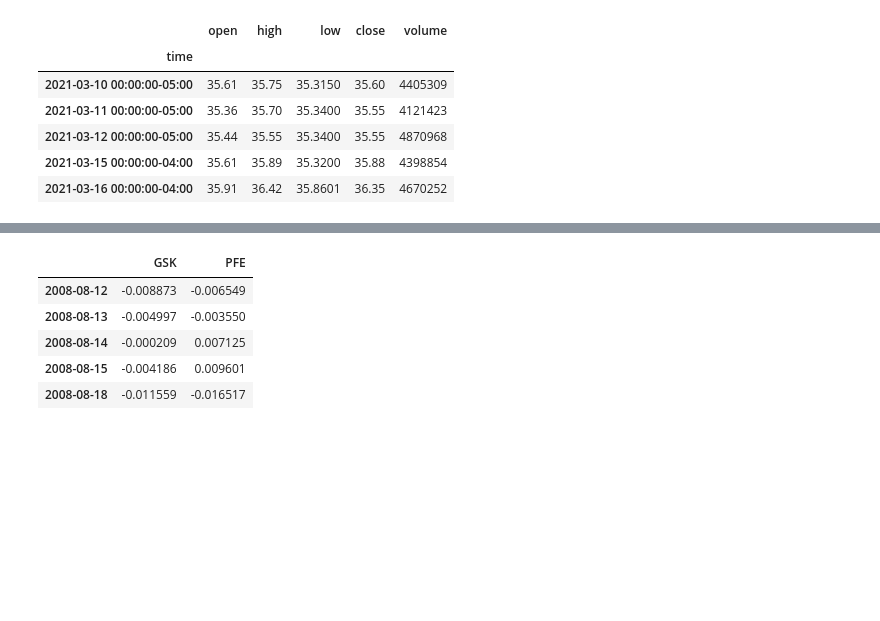
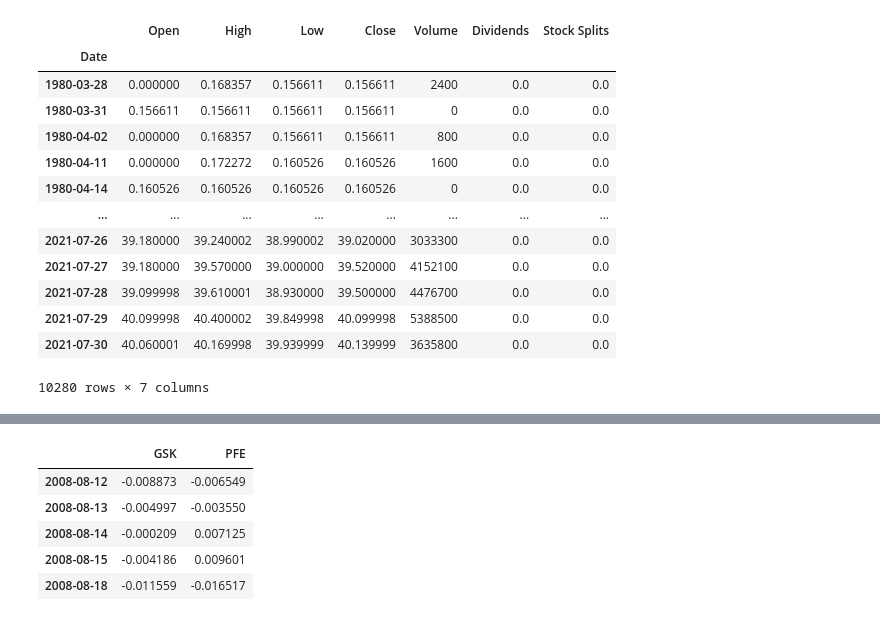
Before and after one commit to whitneydt/Algo_Project, a Jupyter notebook: Pharma.ipynb, the cells around one changed output, grey strips where cells are left out. Drawn from its saved outputs; the diff is of its cells as text; code cells hidden in the pictures; blank space fills up the shorter version.

```diff
--- a/Pharma.ipynb
+++ b/Pharma.ipynb
@@ -26,34 +34,20 @@ api = tradeapi.REST(alpaca_api_key, alpaca_secret_key, api_version='v2')
 # %%
-# Set the ticker
-ticker = ["GSK"]
-
-# Set timeframe to '1D'
-timeframe = "1D"
-
-# Set date and the date for 2008
-start_date = pd.Timestamp("2008-01-01", tz="America/New_York").isoformat()
-end_date = pd.Timestamp("2021-07-30", tz="America/New_York").isoformat()
-
-# Get the entire year of 2008 worth of historical data for GSK
-gsk_df = api.get_barset(
-    ticker,
-    timeframe,
-    limit=None,
-    start=start_date,
-    end=end_date,
-    after=None,
-    until=None,
-).df
-# Drop Outer Table Level
-gsk_df = gsk_df.droplevel(axis=1, level=0)
-
-# Display data
-gsk_df.head()
+# gather GSk History
+gsk = yf.Ticker("GSK")
+gsk_hist = gsk.history(period="max")
+gsk_hist
 # %% [output]
-|  | open | high | low | close | volume |
-| time |  |  |  |  |  |
-| 2021-03-10 00:00:00-05:00 | 35.61 | 35.75 | 35.3150 | 35.60 | 4405309 |
-| 2021-03-11 00:00:00-05:00 | 35.36 | 35.70 | 35.3400 | 35.55 | 4121423 |
-| 2021-03-12 00:00:00-05:00 | 35.44 | 35.55 | 35.3400 | 35.55 | 4870968 |
-| 2021-03-15 00:00:00-04:00 | 35.61 | 35.89 | 35.3200 | 35.88 | 4398854 |
-| 2021-03-16 00:00:00-04:00 | 35.91 | 36.42 | 35.8601 | 36.35 | 4670252 |
+|  | Open | High | Low | Close | Volume | Dividends | Stock Splits |
+| Date |  |  |  |  |  |  |  |
+| 1980-03-28 | 0.000000 | 0.168357 | 0.156611 | 0.156611 | 2400 | 0.0 | 0.0 |
+| 1980-03-31 | 0.156611 | 0.156611 | 0.156611 | 0.156611 | 0 | 0.0 | 0.0 |
+| 1980-04-02 | 0.000000 | 0.168357 | 0.156611 | 0.156611 | 800 | 0.0 | 0.0 |
+| 1980-04-11 | 0.000000 | 0.172272 | 0.160526 | 0.160526 | 1600 | 0.0 | 0.0 |
+| 1980-04-14 | 0.160526 | 0.160526 | 0.160526 | 0.160526 | 0 | 0.0 | 0.0 |
+| ... | ... | ... | ... | ... | ... | ... | ... |
+| 2021-07-26 | 39.180000 | 39.240002 | 38.990002 | 39.020000 | 3033300 | 0.0 | 0.0 |
+| 2021-07-27 | 39.180000 | 39.570000 | 39.000000 | 39.520000 | 4152100 | 0.0 | 0.0 |
+| 2021-07-28 | 39.099998 | 39.610001 | 38.930000 | 39.500000 | 4476700 | 0.0 | 0.0 |
+| 2021-07-29 | 40.099998 | 40.400002 | 39.849998 | 40.099998 | 5388500 | 0.0 | 0.0 |
+| 2021-07-30 | 40.060001 | 40.169998 | 39.939999 | 40.139999 | 3635800 | 0.0 | 0.0 |
+10280 rows × 7 columns
```
Also changed, not shown: parts of 26 cells of this notebook, 1 other file.
